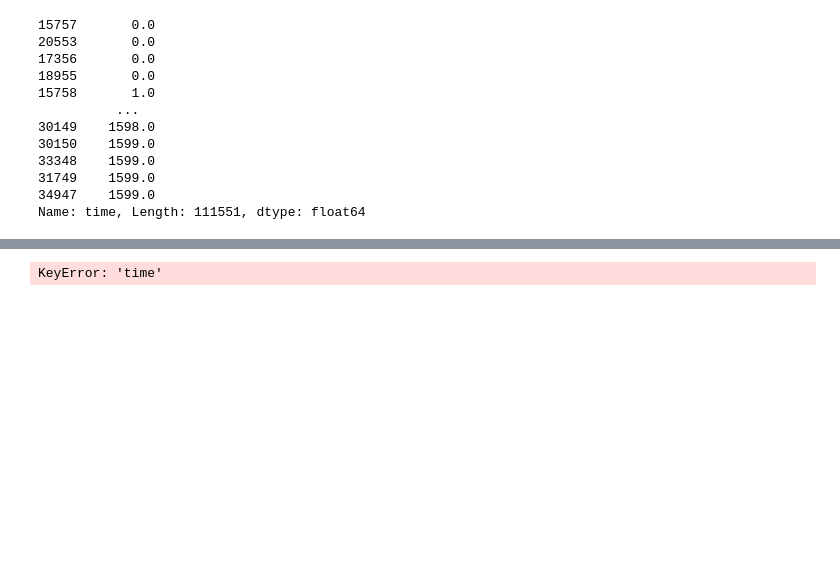
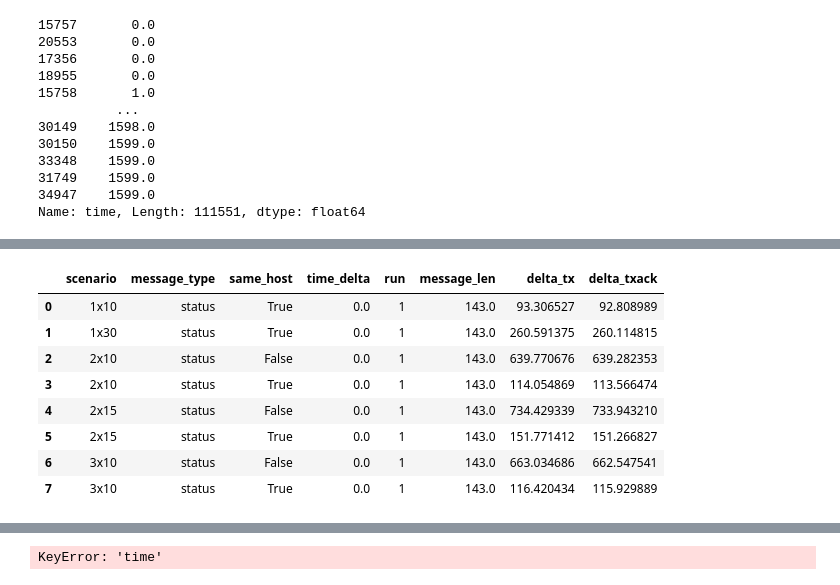
Before and after one commit to stendler/tootbench, a Jupyter notebook: analysis/plot.ipynb, the cells around one changed output, grey strips where cells are left out. Cells and saved outputs as stored; diff of their text form; code cells hidden in the pictures; blank space fills up the shorter version.

```diff
--- a/analysis/plot.ipynb
+++ b/analysis/plot.ipynb
@@ -76,0 +100,12 @@ Name: time, Length: 111551, dtype: float64
+# %%
+df.groupby(by=["scenario", "message_type", "same_host"], as_index=False).min()
+# %% [output]
+|  | scenario | message_type | same_host | time_delta | run | message_len | delta_tx | delta_txack |
+| 0 | 1x10 | status | True | 0.0 | 1 | 143.0 | 93.306527 | 92.808989 |
+| 1 | 1x30 | status | True | 0.0 | 1 | 143.0 | 260.591375 | 260.114815 |
+| 2 | 2x10 | status | False | 0.0 | 1 | 143.0 | 639.770676 | 639.282353 |
+| 3 | 2x10 | status | True | 0.0 | 1 | 143.0 | 114.054869 | 113.566474 |
+| 4 | 2x15 | status | False | 0.0 | 1 | 143.0 | 734.429339 | 733.943210 |
+| 5 | 2x15 | status | True | 0.0 | 1 | 143.0 | 151.771412 | 151.266827 |
+| 6 | 3x10 | status | False | 0.0 | 1 | 143.0 | 663.034686 | 662.547541 |
+| 7 | 3x10 | status | True | 0.0 | 1 | 143.0 | 116.420434 | 115.929889 |
```
Also changed, not shown: parts of 5 cells of this notebook.
